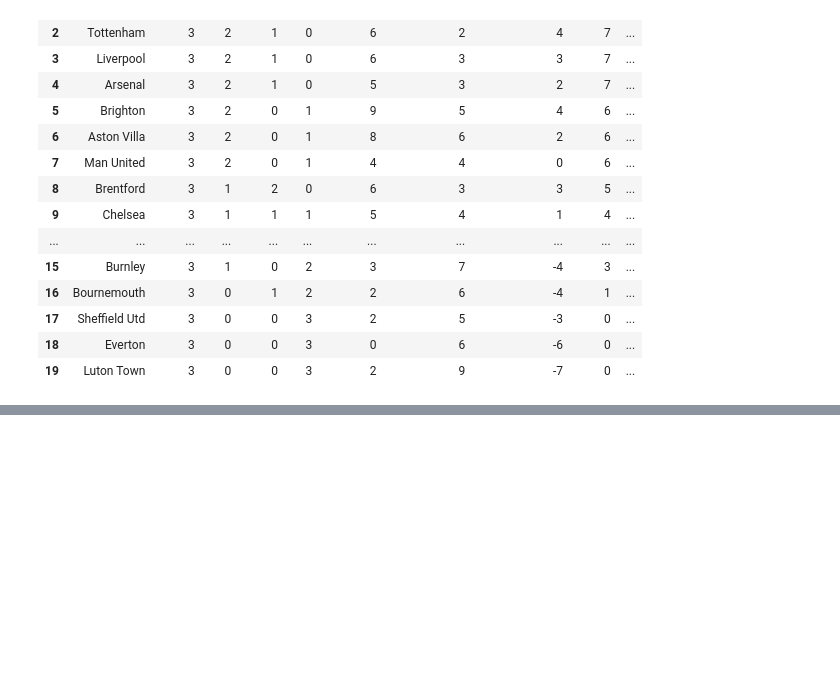
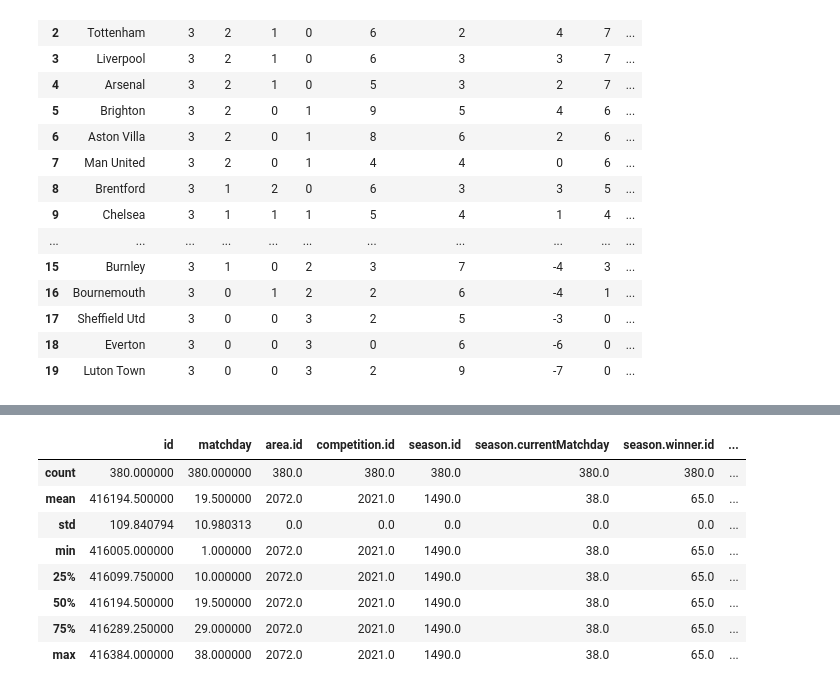
Before and after one commit to solstice035/footballdash, a Jupyter notebook: code/notebooks/results_api-v2.ipynb, the cells around one changed output, grey strips where cells are left out. Saved outputs shown, nothing was run; the diff lists cells and outputs as text; code cells hidden in the pictures; blank space fills up the shorter version.

```diff
--- a/code/notebooks/results_api-v2.ipynb
+++ b/code/notebooks/results_api-v2.ipynb
@@ -310,0 +475,53 @@ df_league_table.head(20)
+# %%
+# use the api to get 2022/23 results by change uri to 2022/23 season
+api_key = os.environ['API_AUTH_KEY']
+
+uri = 'http://api.football-data.org/v4/competitions/PL/matches?season=2022'
+headers = { 'X-Auth-Token':  api_key}
+
+r = requests.get(uri, headers=headers)
+data = r.json()
+
+# print(data)
+# export data to json file
+with open('2022.json', 'w') as outfile:
+    json.dump(data, outfile)
+
+
+df_2022 = pd.json_normalize(data, record_path='matches')
+
+df_2022.describe()
+
+# df_2022['utcDate'] = pd.to_datetime(df_2022['utcDate'])
+# sort by date
+# df_2022 = df_2022.sort_values(by='utcDate', ascending=True).reset_index(drop=True)
+# ename team names using club_names dict
+# df_2022['homeTeam.shortName'] = df_2022['homeTeam.shortName'].replace(club_names)
+# df_2022['awayTeam.shortName'] = df_2022['awayTeam.shortName'].replace(club_names)
+
+# add score column
+# df_2022['score'] = df_2022['score.fullTime.home'].astype(str) + '-' + df_2022['score.fullTime.away'].astype(str)
+
+# keep only columns in keep_cols
+# df_2022 = df_2022[keep_cols]
+
+# apply function to get home_result and away_result
+# df_2022['home_result'] = df.apply(get_result_home, axis=1)
+# df_2022['away_result'] = df.apply(get_result_away, axis=1)
+
+# df_2022.tail()
+
+# df_2022['matchday'].unique()
+
+# count the number of matches for each matchday
+# df_2022['matchday'].value_counts()
+# %% [output]
+|  | id | matchday | area.id | competition.id | season.id | season.currentMatchday | season.winner.id | ... |
+| count | 380.000000 | 380.000000 | 380.0 | 380.0 | 380.0 | 380.0 | 380.0 | ... |
+| mean | 416194.500000 | 19.500000 | 2072.0 | 2021.0 | 1490.0 | 38.0 | 65.0 | ... |
+| std | 109.840794 | 10.980313 | 0.0 | 0.0 | 0.0 | 0.0 | 0.0 | ... |
+| min | 416005.000000 | 1.000000 | 2072.0 | 2021.0 | 1490.0 | 38.0 | 65.0 | ... |
+| 25% | 416099.750000 | 10.000000 | 2072.0 | 2021.0 | 1490.0 | 38.0 | 65.0 | ... |
+| 50% | 416194.500000 | 19.500000 | 2072.0 | 2021.0 | 1490.0 | 38.0 | 65.0 | ... |
+| 75% | 416289.250000 | 29.000000 | 2072.0 | 2021.0 | 1490.0 | 38.0 | 65.0 | ... |
+| max | 416384.000000 | 38.000000 | 2072.0 | 2021.0 | 1490.0 | 38.0 | 65.0 | ... |
```
Also changed, not shown: parts of 7 cells of this notebook, 2 other files.
